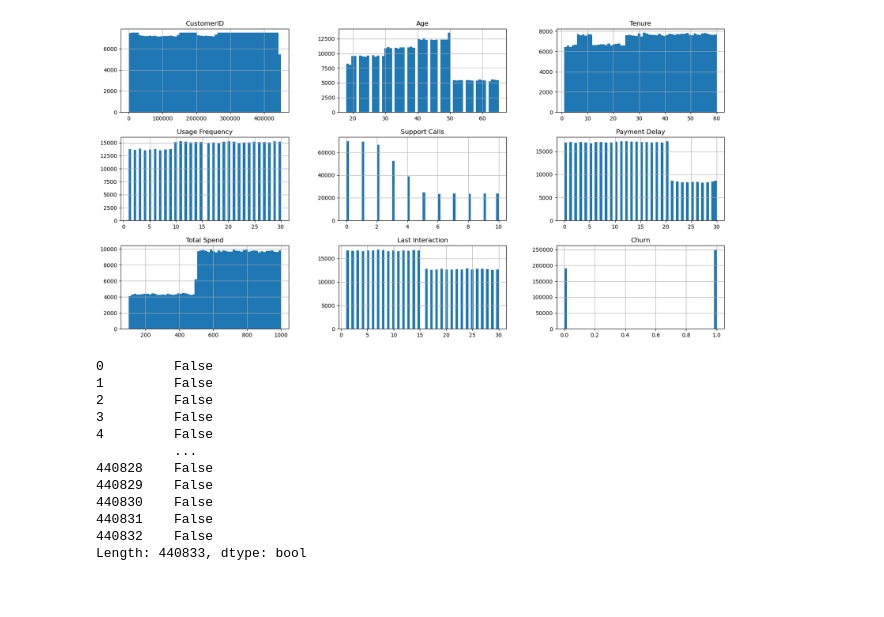
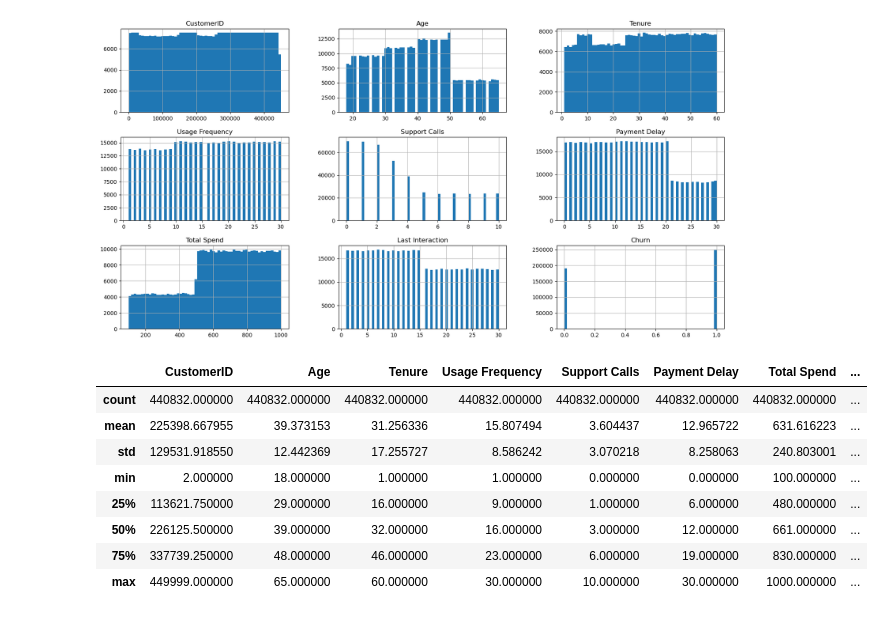
Before and after one commit to olliewhitman96/customer-churn, a Jupyter notebook: Presentable Notebook.ipynb, the cells around one changed output. Cells and saved outputs as stored; diff of their text form; code cells hidden in the pictures.

```diff
--- a/Presentable Notebook.ipynb
+++ b/Presentable Notebook.ipynb
@@ -58,18 +58,15 @@ array([[<Axes: title={'center': 'CustomerID'}>,
         <Axes: title={'center': 'Last Interaction'}>,
         <Axes: title={'center': 'Churn'}>]], dtype=object)
 [figure]
-# %%
-churn_df.duplicated()
-# %% [output]
-0         False
-1         False
-2         False
-3         False
-4         False
-          ...
-440828    False
-440829    False
-440830    False
-440831    False
-440832    False
-Length: 440833, dtype: bool
+# %%
+churn_df.describe()
+# %% [output]
+|  | CustomerID | Age | Tenure | Usage Frequency | Support Calls | Payment Delay | Total Spend | ... |
+| count | 440832.000000 | 440832.000000 | 440832.000000 | 440832.000000 | 440832.000000 | 440832.000000 | 440832.000000 | ... |
+| mean | 225398.667955 | 39.373153 | 31.256336 | 15.807494 | 3.604437 | 12.965722 | 631.616223 | ... |
+| std | 129531.918550 | 12.442369 | 17.255727 | 8.586242 | 3.070218 | 8.258063 | 240.803001 | ... |
+| min | 2.000000 | 18.000000 | 1.000000 | 1.000000 | 0.000000 | 0.000000 | 100.000000 | ... |
+| 25% | 113621.750000 | 29.000000 | 16.000000 | 9.000000 | 1.000000 | 6.000000 | 480.000000 | ... |
+| 50% | 226125.500000 | 39.000000 | 32.000000 | 16.000000 | 3.000000 | 12.000000 | 661.000000 | ... |
+| 75% | 337739.250000 | 48.000000 | 46.000000 | 23.000000 | 6.000000 | 19.000000 | 830.000000 | ... |
+| max | 449999.000000 | 65.000000 | 60.000000 | 30.000000 | 10.000000 | 30.000000 | 1000.000000 | ... |
```
